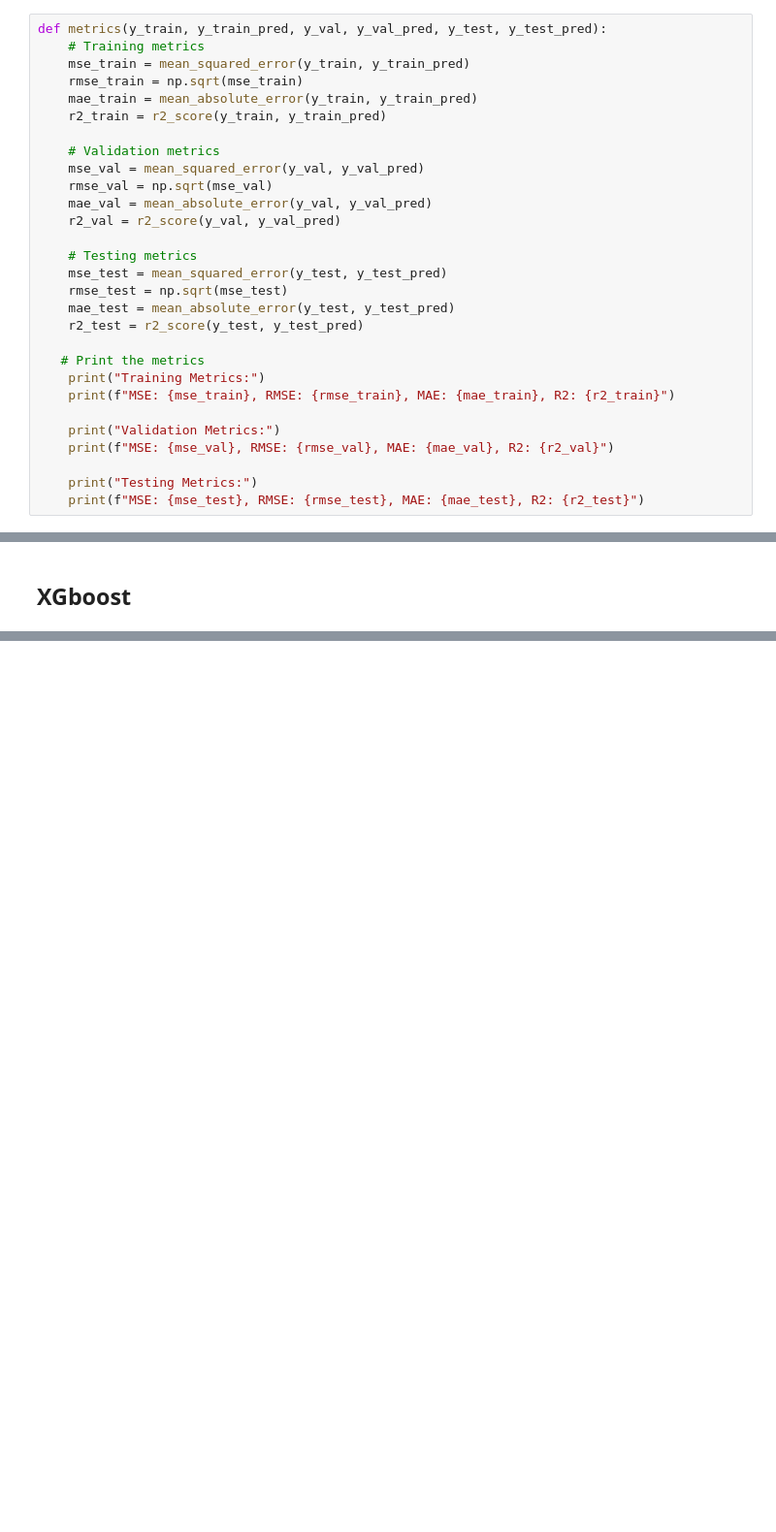
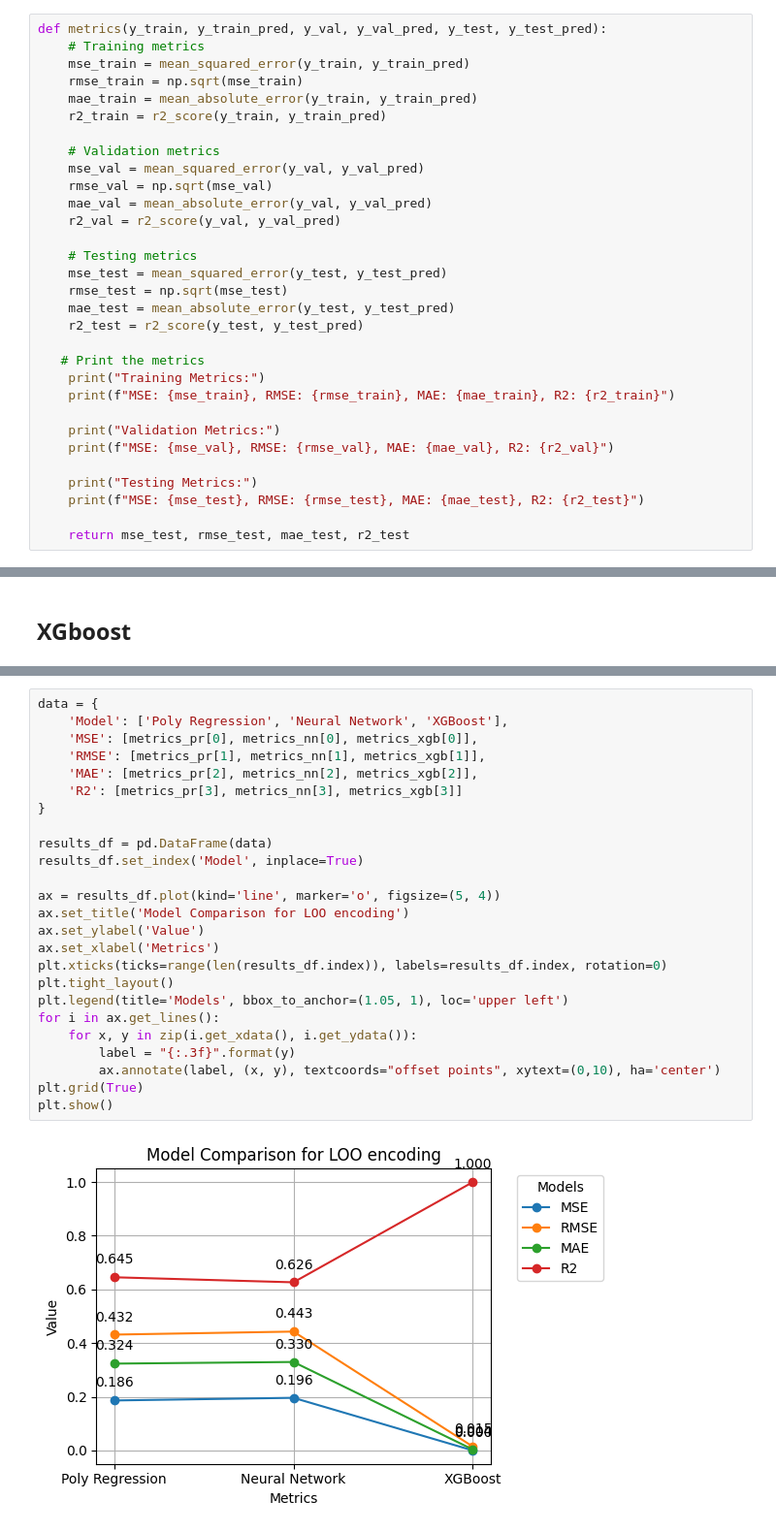
Before and after one commit to CSE151A-Project/151A-project, a Jupyter notebook: Models_loo.ipynb, the cells around one changed output, grey strips where cells are left out. Shown: that part at 97% size. Saved outputs shown, nothing was run; the diff lists cells and outputs as text; blank space fills up the shorter version.

```diff
--- a/Models_loo.ipynb
+++ b/Models_loo.ipynb
@@ -54,6 +54,8 @@ def metrics(y_train, y_train_pred, y_val, y_val_pred, y_test, y_test_pred):
 
     print("Testing Metrics:")
     print(f"MSE: {mse_test}, RMSE: {rmse_test}, MAE: {mae_test}, R2: {r2_test}")
+
+    return mse_test, rmse_test, mae_test, r2_test
 # %% [markdown]
 ## 2nd Polynomial Regression
 # %%
@@ -338,0 +303,27 @@ plt.show()
+# %%
+data = {
+    'Model': ['Poly Regression', 'Neural Network', 'XGBoost'],
+    'MSE': [metrics_pr[0], metrics_nn[0], metrics_xgb[0]],
+    'RMSE': [metrics_pr[1], metrics_nn[1], metrics_xgb[1]],
+    'MAE': [metrics_pr[2], metrics_nn[2], metrics_xgb[2]],
+    'R2': [metrics_pr[3], metrics_nn[3], metrics_xgb[3]]
+}
+
+results_df = pd.DataFrame(data)
+results_df.set_index('Model', inplace=True)
+
+ax = results_df.plot(kind='line', marker='o', figsize=(5, 4))
+ax.set_title('Model Comparison for LOO encoding')
+ax.set_ylabel('Value')
+ax.set_xlabel('Metrics')
+plt.xticks(ticks=range(len(results_df.index)), labels=results_df.index, rotation=0)
+plt.tight_layout()
+plt.legend(title='Models', bbox_to_anchor=(1.05, 1), loc='upper left')
+for i in ax.get_lines():
+    for x, y in zip(i.get_xdata(), i.get_ydata()):
+        label = "{:.3f}".format(y)
+        ax.annotate(label, (x, y), textcoords="offset points", xytext=(0,10), ha='center')
+plt.grid(True)
+plt.show()
+# %% [output]
+[figure, added]
```
Also changed, not shown: parts of 13 cells of this notebook, 4 other files.
